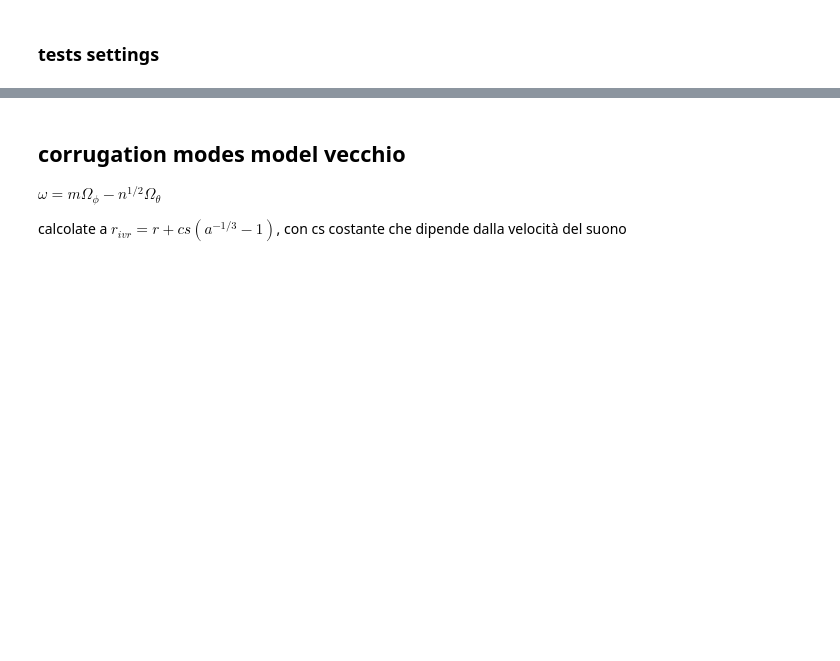
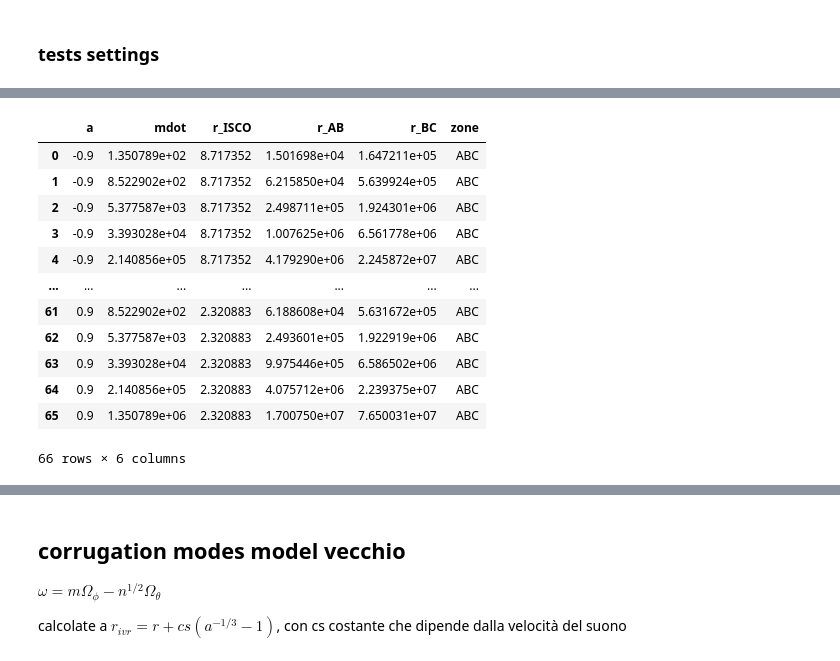
Before and after one commit to mauroghira/iuss_thesis, a Jupyter notebook: test.ipynb, the cells around one changed output, grey strips where cells are left out. Cells and saved outputs as stored; diff of their text form; code cells hidden in the pictures; blank space fills up the shorter version.

```diff
--- a/test.ipynb
+++ b/test.ipynb
@@ -30,0 +55,3 @@ def r_isco(a):
+# %%
+mcr = 3e-8 * MSUN / 3.15e7
+print(mcr)
@@ -30,0 +65,3 @@ def r_isco(a):
+# %%
+conv  = mcr * C**2 / 1.26e38
+print(conv)
@@ -30,0 +96,18 @@ def r_isco(a):
+# %%
+def f_AB(r_arr, a, m, mfot):
+    f   = nt_factors(r_arr, a)
+    rel = (np.maximum(f['A'], 1e-30)**(-5.0/2) * f['B']**(9.0/2)
+            * np.maximum(f['D'], 1e-30) * np.maximum(f['E'], 1e-30)**(5.0/4)
+            / f['Q']**2)
+    return 4e-6 * alpha**(-0.25) * m**(-0.25) * mdot**(-2) \
+            * np.asarray(r_arr)**(21.0/8)
+
+# ── r_BC ────────────────────────────────────────────────────────────────
+def f_BC(r_arr, a, m, mdot):
+    f   = nt_factors(r_arr, a)
+    rel = (np.maximum(f['A'], 1e-30)**(-1)
+            * f['B']**2
+            * np.sqrt(np.maximum(f['D'], 1e-30))
+            * np.sqrt(np.maximum(f['E'], 1e-30))
+            / f['Q'])
+    return 2e-6 * mdot**(-1) * np.asarray(r_arr)**(1.5)
@@ -30,0 +142,16 @@ def r_isco(a):
+# %%
+def _bisect_vec(func, a, m, mdot, r_lo, r_hi, n_scan=400, n_bisect=60):
+    """Bisezione vettorizzata: trova r dove func(r) = 1."""
+    r_arr = np.geomspace(r_lo, r_hi, n_scan)
+    f_arr = func(r_arr, a, m, mdot) - 1.0
+    sc    = np.where(np.diff(np.sign(f_arr)))[0]
+    if len(sc) == 0:
+        return None
+    a_r, b_r = r_arr[sc[0]], r_arr[sc[0]+1]
+    for _ in range(n_bisect):
+        mid = (a_r + b_r) / 2
+        if func(np.array([mid]), a, m, mdot)[0] < 0:
+            a_r = mid
+        else:
+            b_r = mid
+    return float((a_r + b_r) / 2)
@@ -30,0 +220,16 @@ def r_isco(a):
+# %%
+data.where(data['zone'] != 'C')
+# %% [output]
+|  | a | mdot | r_ISCO | r_AB | r_BC | zone |
+| 0 | -0.9 | 1.350789e+02 | 8.717352 | 1.501698e+04 | 1.647211e+05 | ABC |
+| 1 | -0.9 | 8.522902e+02 | 8.717352 | 6.215850e+04 | 5.639924e+05 | ABC |
+| 2 | -0.9 | 5.377587e+03 | 8.717352 | 2.498711e+05 | 1.924301e+06 | ABC |
+| 3 | -0.9 | 3.393028e+04 | 8.717352 | 1.007625e+06 | 6.561778e+06 | ABC |
+| 4 | -0.9 | 2.140856e+05 | 8.717352 | 4.179290e+06 | 2.245872e+07 | ABC |
+| ... | ... | ... | ... | ... | ... | ... |
+| 61 | 0.9 | 8.522902e+02 | 2.320883 | 6.188608e+04 | 5.631672e+05 | ABC |
+| 62 | 0.9 | 5.377587e+03 | 2.320883 | 2.493601e+05 | 1.922919e+06 | ABC |
+| 63 | 0.9 | 3.393028e+04 | 2.320883 | 9.975446e+05 | 6.586502e+06 | ABC |
+| 64 | 0.9 | 2.140856e+05 | 2.320883 | 4.075712e+06 | 2.239375e+07 | ABC |
+| 65 | 0.9 | 1.350789e+06 | 2.320883 | 1.700750e+07 | 7.650031e+07 | ABC |
+66 rows × 6 columns
```
Also changed, not shown: parts of 16 cells of this notebook, 11 other files.
